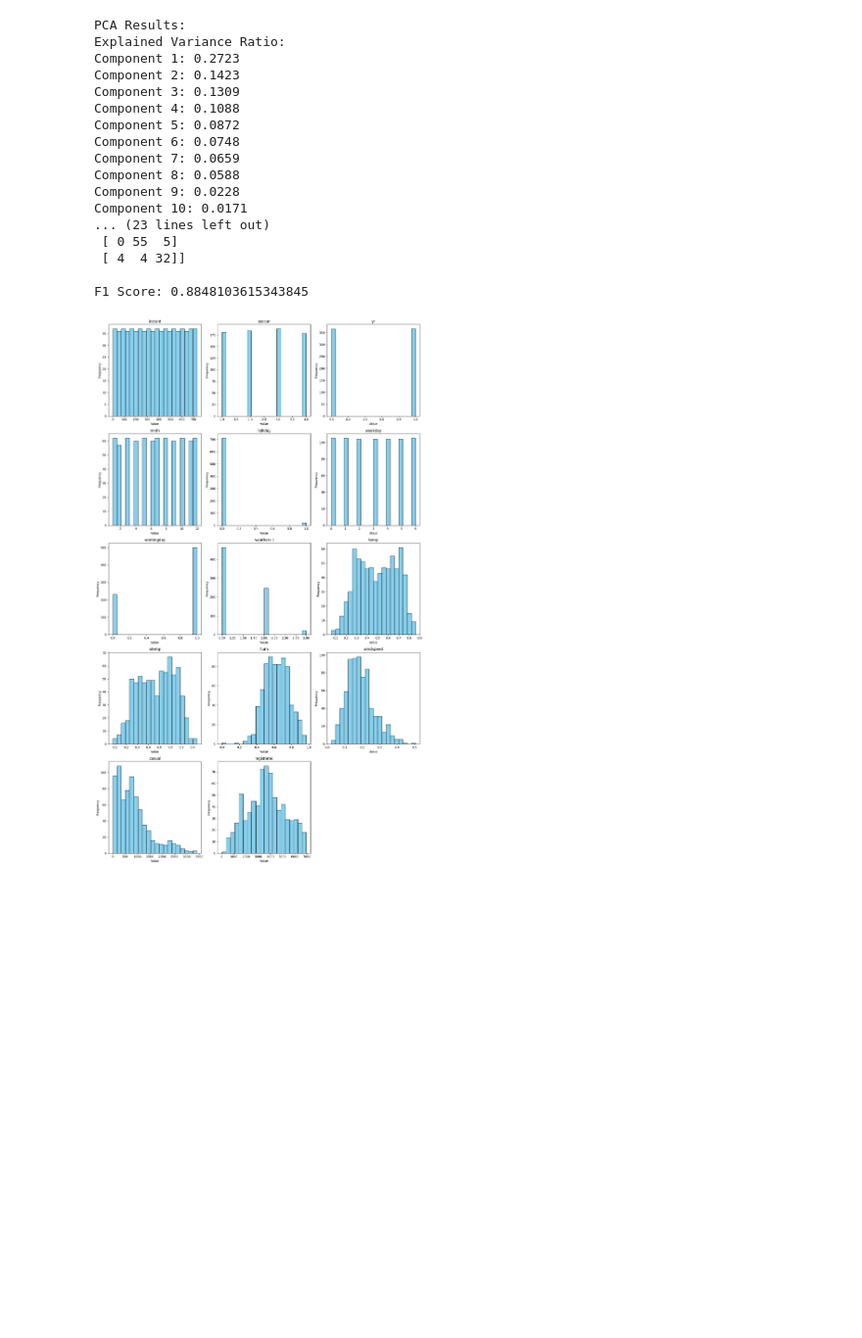
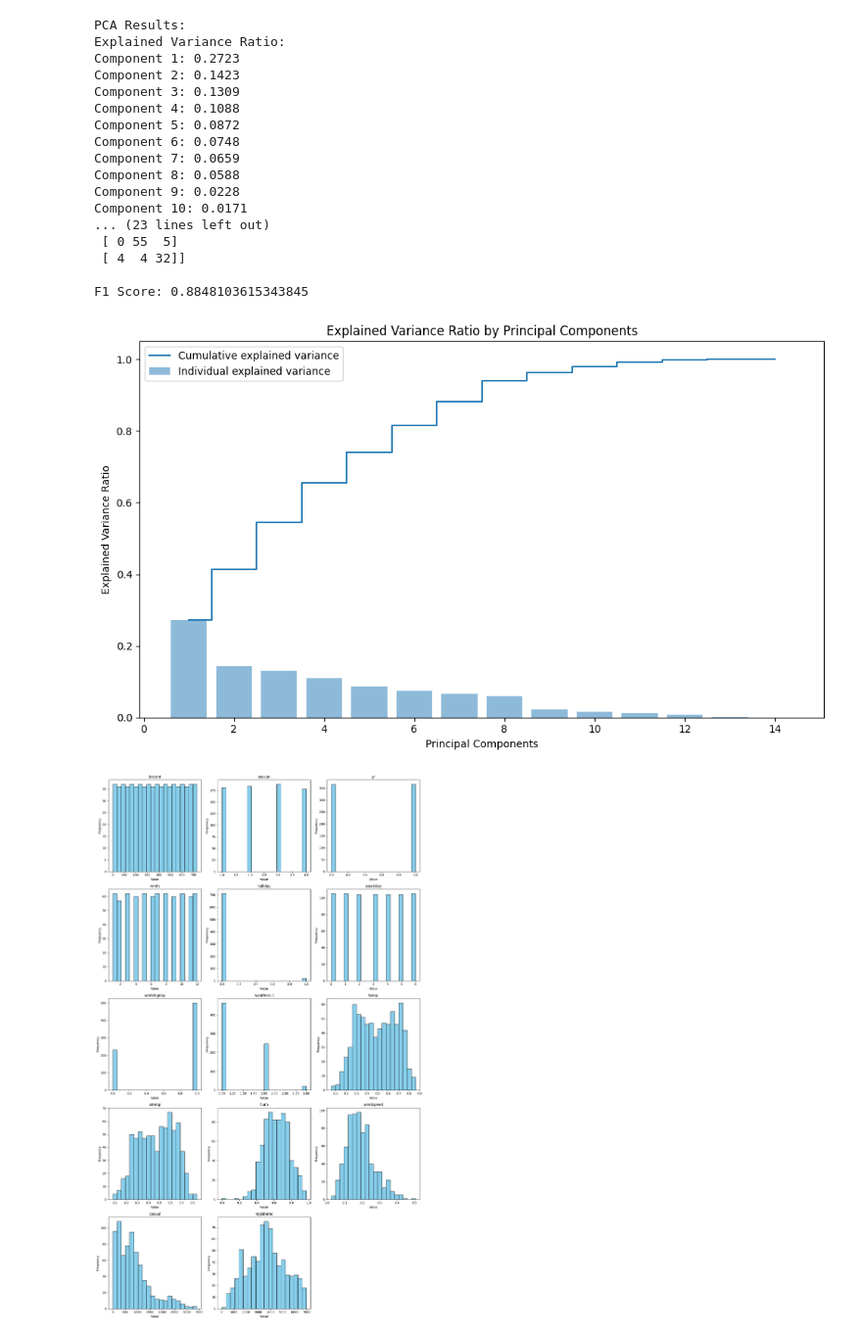
Before and after one commit to vern3432/DM2_P_Varano_Kunz_Leighton, a Jupyter notebook: Main_Python_P2.ipynb, the cells around one changed output. Shown at 98% size. Saved outputs shown, nothing was run; the diff lists cells and outputs as text; code cells hidden in the pictures; blank space fills up the shorter version.

```diff
--- a/Main_Python_P2.ipynb
+++ b/Main_Python_P2.ipynb
@@ -5,6 +5,7 @@ from sklearn.preprocessing import StandardScaler
 from sklearn.decomposition import PCA
 from sklearn.svm import SVC
 from sklearn.metrics import confusion_matrix, f1_score
+import matplotlib.pyplot as plt
 
 bikesDf = pd.read_csv("day.csv")
 
@@ -35,33 +36,45 @@ f1 = f1_score(y_test, y_pred, average='weighted')
 print("PCA Results:")
 print("Explained Variance Ratio:")
 for i, ratio in enumerate(explained_variance_ratio):
     print(f"Component {i+1}: {ratio:.4f}")
 
 print("\nCumulative Explained Variance:")
 for i, cm_ratio in enumerate(cumulative_explained_variance):
     print(f"Up to Component {i+1}: {cm_ratio:.4f}")
 
 print("\nConfusion Matrix:")
 print(conf_matrix)
 print("\nF1 Score:", f1)
+
+# Visualization of PCA components
+plt.figure(figsize=(10, 6))
+plt.bar(range(1, len(explained_variance_ratio) + 1), explained_variance_ratio, alpha=0.5, align='center', label='Individual explained variance')
+plt.step(range(1, len(cumulative_explained_variance) + 1), cumulative_explained_variance, where='mid', label='Cumulative explained variance')
+plt.xlabel('Principal Components')
+plt.ylabel('Explained Variance Ratio')
+plt.title('Explained Variance Ratio by Principal Components')
+plt.legend(loc='best')
+plt.tight_layout()
+plt.show()
 # %% [output]
 PCA Results:
 Explained Variance Ratio:
 Component 1: 0.2723
 Component 2: 0.1423
 Component 3: 0.1309
 Component 4: 0.1088
 Component 5: 0.0872
 Component 6: 0.0748
 Component 7: 0.0659
 Component 8: 0.0588
 Component 9: 0.0228
 Component 10: 0.0171
 ... (23 lines left out)
  [ 0 55  5]
  [ 4  4 32]]
 
 F1 Score: 0.8848103615343845
+[figure, added]
 # %%
 import pandas as pd
 import matplotlib.pyplot as plt
```
Also changed, not shown: parts of 4 cells of this notebook.
